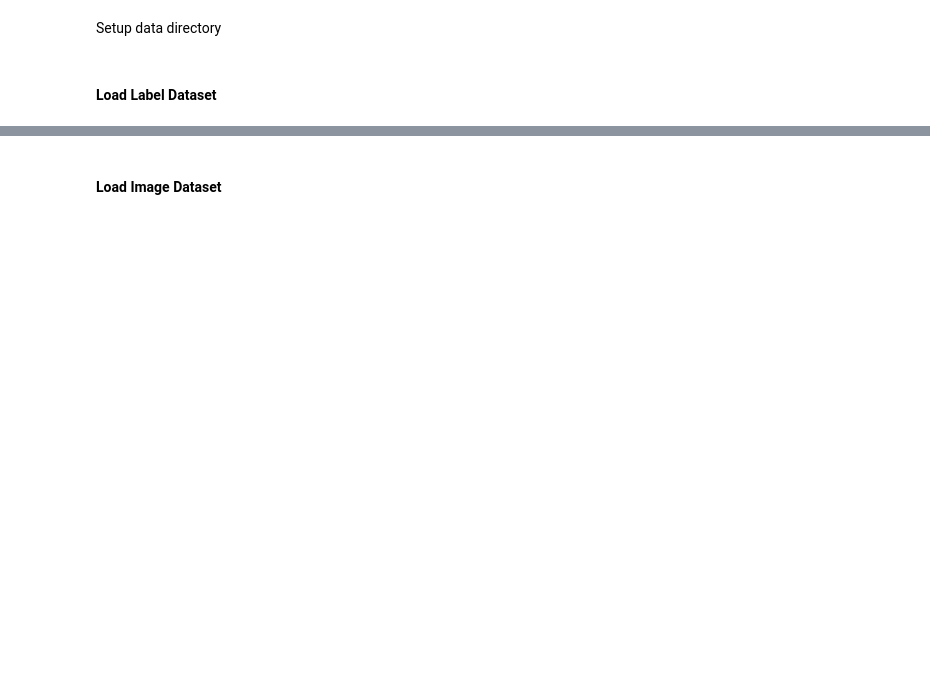
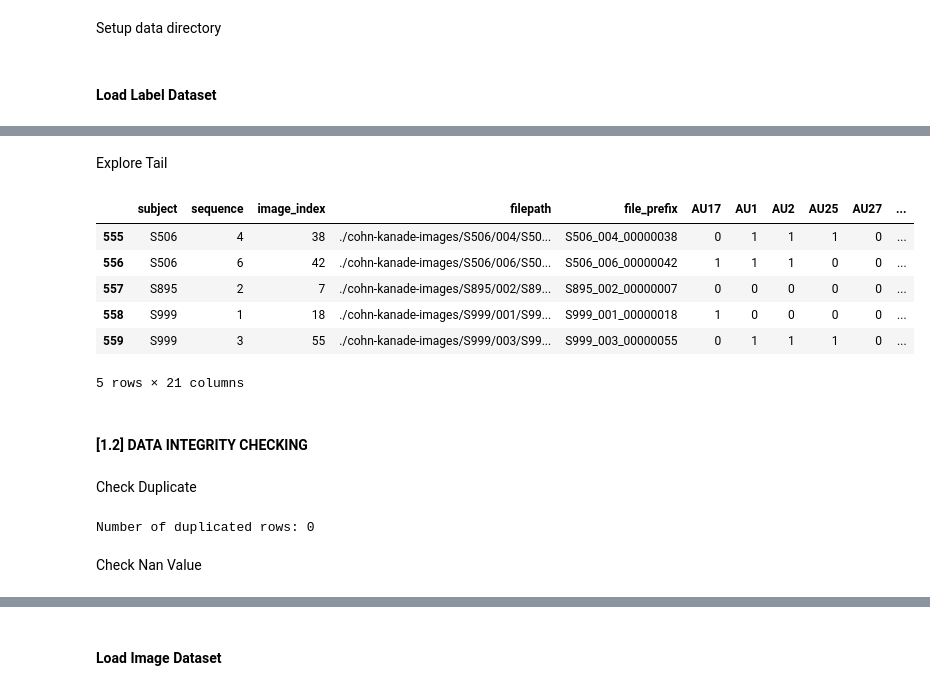
Before and after one commit to baopham2611/Deep_learning_a1, a Jupyter notebook: FacialClassifier.ipynb, the cells around one changed output, grey strips where cells are left out. Cells and saved outputs as stored; diff of their text form; code cells hidden in the pictures; blank space fills up the shorter version.

```diff
--- a/FacialClassifier.ipynb
+++ b/FacialClassifier.ipynb
@@ -26,0 +33,22 @@ df = pd.read_csv(DATA_LABEL_DIRECTORY)
+# %% [markdown]
+Explore Tail
+# %%
+df.tail(5)
+# %% [output]
+|  | subject | sequence | image_index | filepath | file_prefix | AU17 | AU1 | AU2 | AU25 | AU27 | ... |
+| 555 | S506 | 4 | 38 | ./cohn-kanade-images/S506/004/S50... | S506_004_00000038 | 0 | 1 | 1 | 1 | 0 | ... |
+| 556 | S506 | 6 | 42 | ./cohn-kanade-images/S506/006/S50... | S506_006_00000042 | 1 | 1 | 1 | 0 | 0 | ... |
+| 557 | S895 | 2 | 7 | ./cohn-kanade-images/S895/002/S89... | S895_002_00000007 | 0 | 0 | 0 | 0 | 0 | ... |
+| 558 | S999 | 1 | 18 | ./cohn-kanade-images/S999/001/S99... | S999_001_00000018 | 1 | 0 | 0 | 0 | 0 | ... |
+| 559 | S999 | 3 | 55 | ./cohn-kanade-images/S999/003/S99... | S999_003_00000055 | 0 | 1 | 1 | 1 | 0 | ... |
+5 rows × 21 columns
+# %% [markdown]
+#### [1.2] DATA INTEGRITY CHECKING
+# %% [markdown]
+Check Duplicate
+# %%
+print('Number of duplicated rows:', df.duplicated().sum())
+# %% [output]
+Number of duplicated rows: 0
+# %% [markdown]
+Check Nan Value
```
Also changed, not shown: parts of 23 cells of this notebook.
